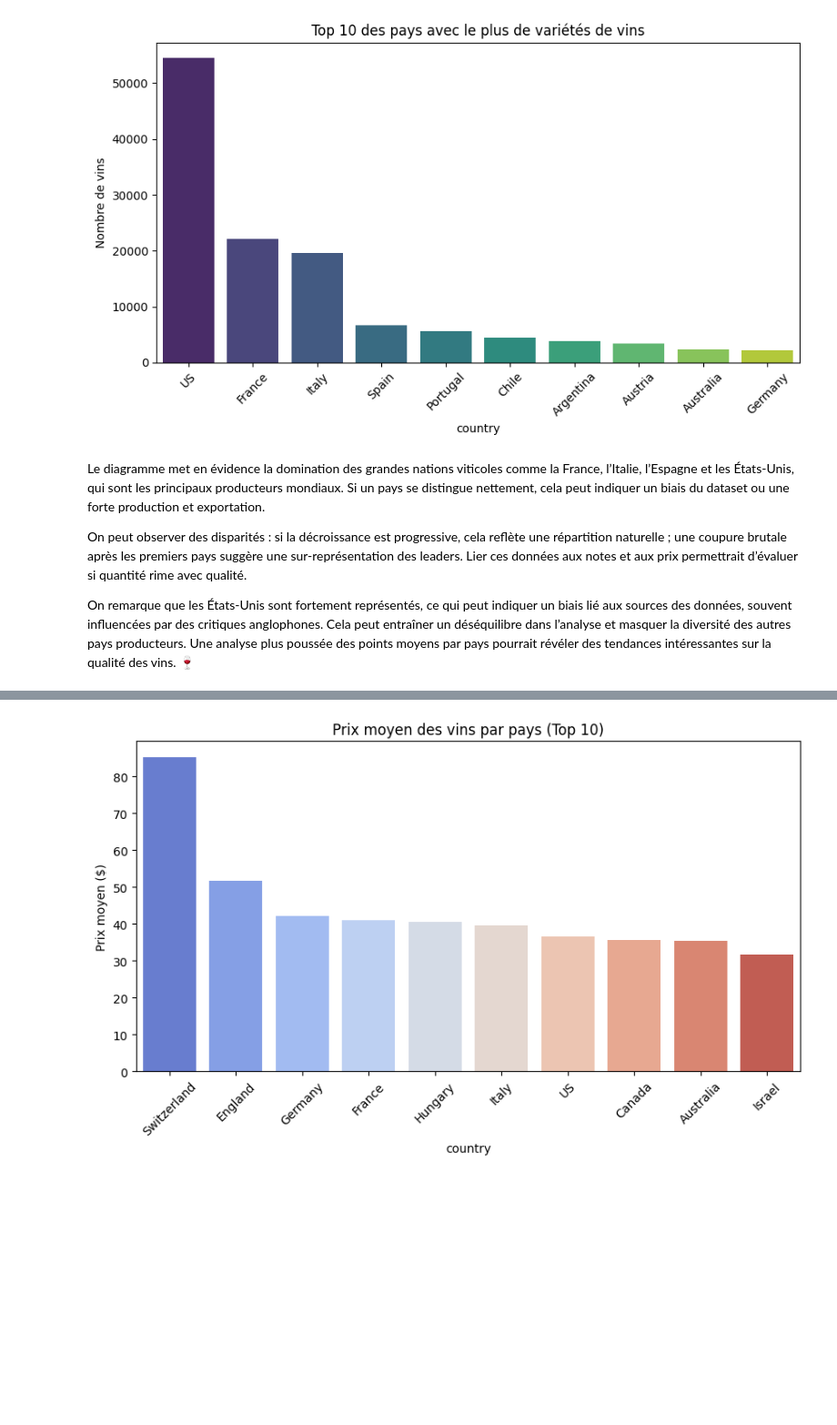
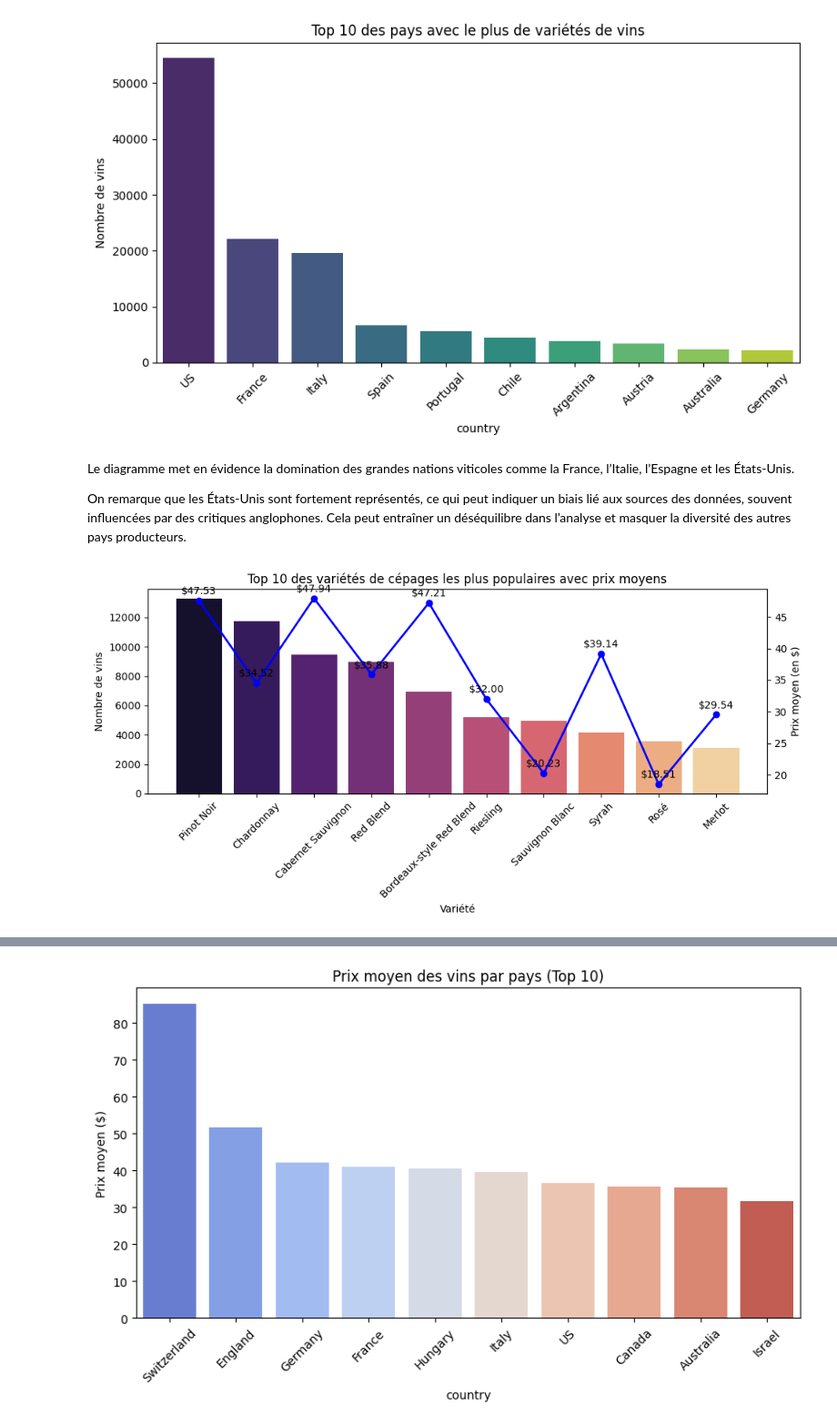
Before and after one commit to PhilippeMath49/ProjetVinasse, a Jupyter notebook: src/Notebook.ipynb, the cells around one changed output, grey strips where cells are left out. Shown at 91% size. Saved outputs shown, nothing was run; the diff lists cells and outputs as text; code cells hidden in the pictures; blank space fills up the shorter version.

```diff
--- a/src/Notebook.ipynb
+++ b/src/Notebook.ipynb
@@ -262,8 +289,39 @@ plt.show()
 # %% [output]
 [figure]
 # %% [markdown]
-Le diagramme met en évidence la domination des grandes nations viticoles comme la France, l’Italie, l’Espagne et les États-Unis, qui sont les principaux producteurs mondiaux. Si un pays se distingue nettement, cela peut indiquer un biais du dataset ou une forte production et exportation.
+Le diagramme met en évidence la domination des grandes nations viticoles comme la France, l’Italie, l’Espagne et les États-Unis.
 
-On peut observer des disparités : si la décroissance est progressive, cela reflète une répartition naturelle ; une coupure brutale après les premiers pays suggère une sur-représentation des leaders. Lier ces données aux notes et aux prix permettrait d’évaluer si quantité rime avec qualité.
-
-On remarque que les États-Unis sont fortement représentés, ce qui peut indiquer un biais lié aux sources des données, souvent influencées par des critiques anglophones. Cela peut entraîner un déséquilibre dans l’analyse et masquer la diversité des autres pays producteurs. Une analyse plus poussée des points moyens par pays pourrait révéler des tendances intéressantes sur la qualité des vins. 🍷
+On remarque que les États-Unis sont fortement représentés, ce qui peut indiquer un biais lié aux sources des données, souvent influencées par des critiques anglophones. Cela peut entraîner un déséquilibre dans l’analyse et masquer la diversité des autres pays producteurs.
+# %%
+# Calcul des variétés les plus populaires
+top_varieties = df["variety"].value_counts().head(10)
+
+# Calcul du prix moyen pour chaque variété
+mean_prices = df.groupby("variety")["price"].mean().reindex(top_varieties.index)
+
+# Création du graphique
+plt.figure(figsize=(10, 5))
+
+# Graphique en barres des variétés les plus populaires
+sns.barplot(x=top_varieties.index, y=top_varieties.values, palette="magma", label="Nombre de vins",hue=top_varieties.index)
+
+# Ajouter une courbe des prix moyens
+ax = plt.gca()
+ax2 = ax.twinx()  # Deuxième axe pour les prix
+ax2.plot(top_varieties.index, mean_prices, color="blue", marker="o", label="Prix moyen", linewidth=2)
+# ajoute des lignes horizontales pour les prix moyens
+for i, v in enumerate(mean_prices):
+    ax2.text(i, v + 1, f"${v:.2f}", color='black', ha='center')
+# Configuration des titres et étiquettes
+plt.title("Top 10 des variétés de cépages les plus populaires avec prix moyens")
+ax.set_ylabel("Nombre de vins")
+ax2.set_ylabel("Prix moyen (en $)")
+ax.set_xlabel("Variété")
+ax.tick_params(axis='x', rotation=45)
+
+# Ajouter une légende pour les deux axes
+
+plt.tight_layout()
+plt.show()
+# %% [output]
+[figure, added]
```
Also changed, not shown: parts of 13 cells of this notebook.
